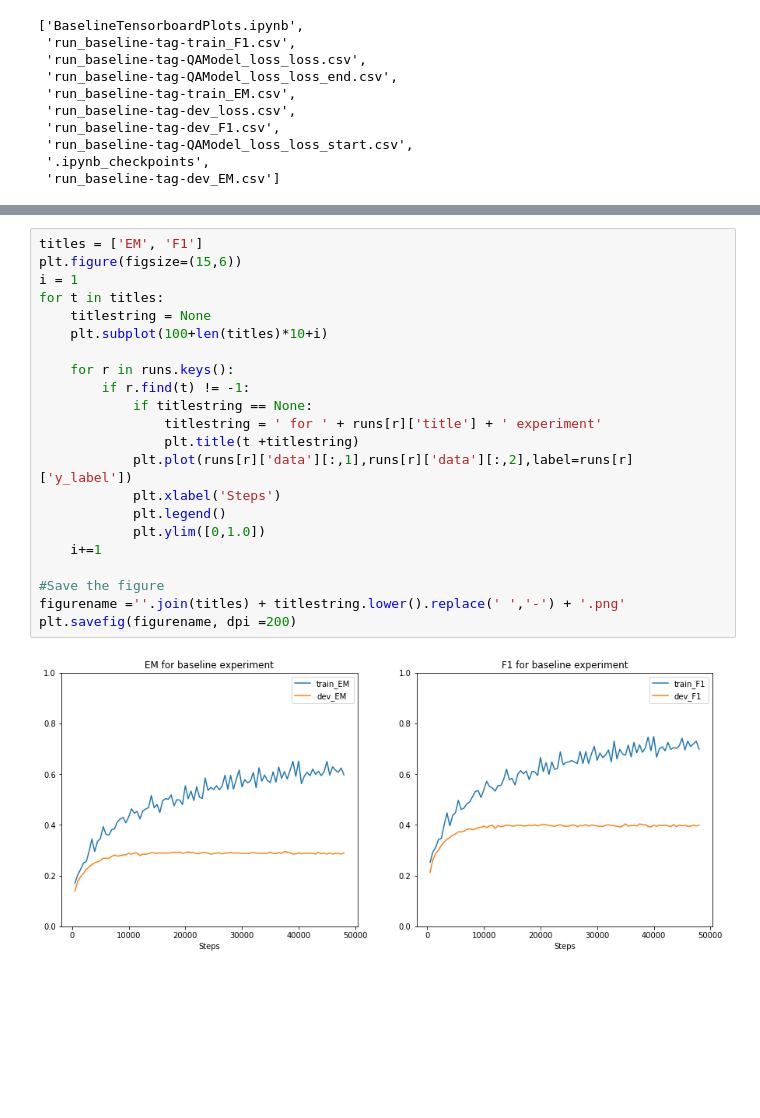
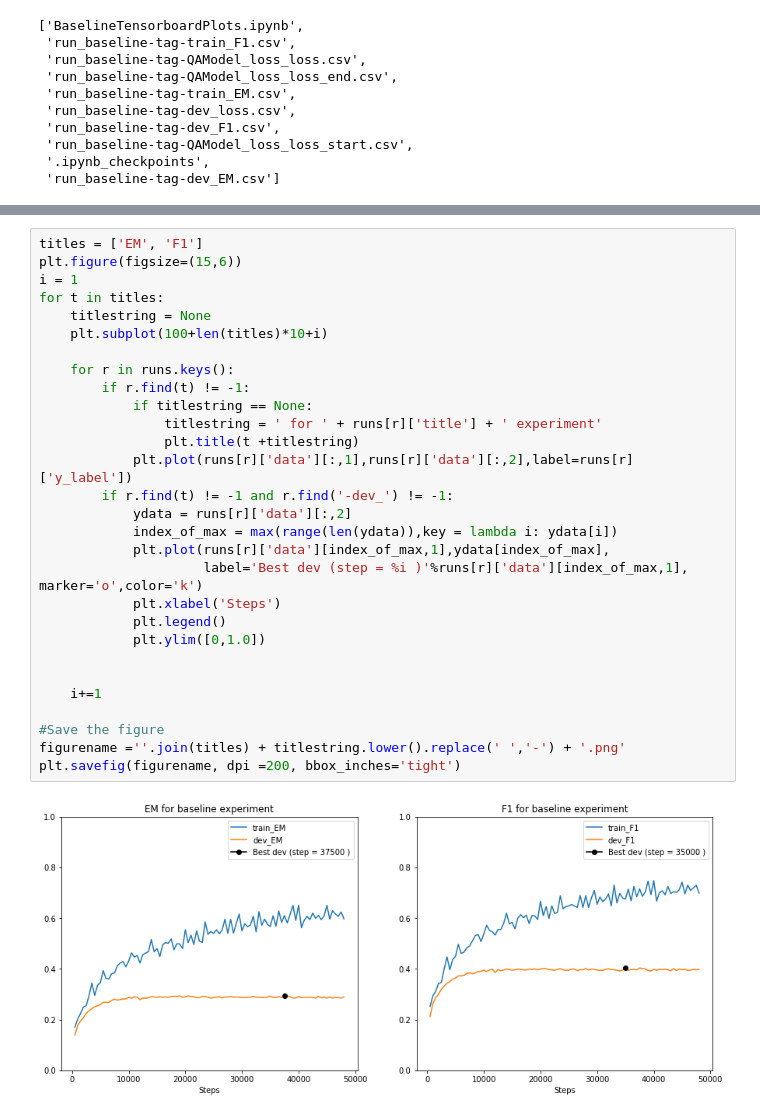
Before and after one commit to MatejKosec/cs224n_NLP_2018, a Jupyter notebook: postprocessing/Baseline/BaselineTensorboardPlots.ipynb, the cells around one changed output, grey strips where cells are left out. Cells and saved outputs as stored; diff of their text form; blank space fills up the shorter version.

Commit message:
Done plotting baseline

```diff
--- a/postprocessing/Baseline/BaselineTensorboardPlots.ipynb
+++ b/postprocessing/Baseline/BaselineTensorboardPlots.ipynb
@@ -49,27 +31,34 @@ print(runs)
 # %%
 titles = ['EM', 'F1']
 plt.figure(figsize=(15,6))
 i = 1
 for t in titles:
     titlestring = None
     plt.subplot(100+len(titles)*10+i)
 
     for r in runs.keys():
         if r.find(t) != -1:
             if titlestring == None:
                 titlestring = ' for ' + runs[r]['title'] + ' experiment'
                 plt.title(t +titlestring)
             plt.plot(runs[r]['data'][:,1],runs[r]['data'][:,2],label=runs[r]['y_label'])
+        if r.find(t) != -1 and r.find('-dev_') != -1:
+            ydata = runs[r]['data'][:,2]
+            index_of_max = max(range(len(ydata)),key = lambda i: ydata[i])
+            plt.plot(runs[r]['data'][index_of_max,1],ydata[index_of_max],
+                     label='Best dev (step = %i )'%runs[r]['data'][index_of_max,1], marker='o',color='k')
             plt.xlabel('Steps')
             plt.legend()
             plt.ylim([0,1.0])
+
+
     i+=1
 
 #Save the figure
 figurename =''.join(titles) + titlestring.lower().replace(' ','-') + '.png'
-plt.savefig(figurename, dpi =200)
+plt.savefig(figurename, dpi =200, bbox_inches='tight')
 # %% [output]
-[figure, old version]
+[figure, new version]
 # %%
 plt.imshow(plt.imread(figurename))
 # %% [output]
```
Also changed, not shown: parts of 4 cells of this notebook.
